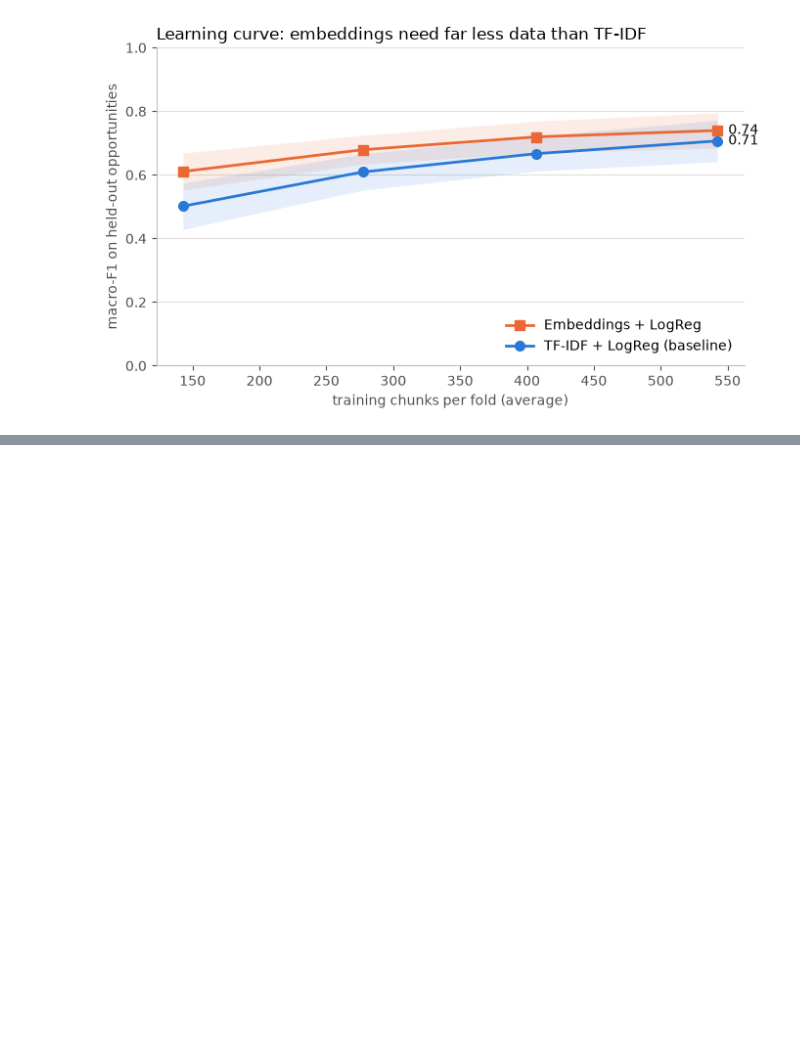
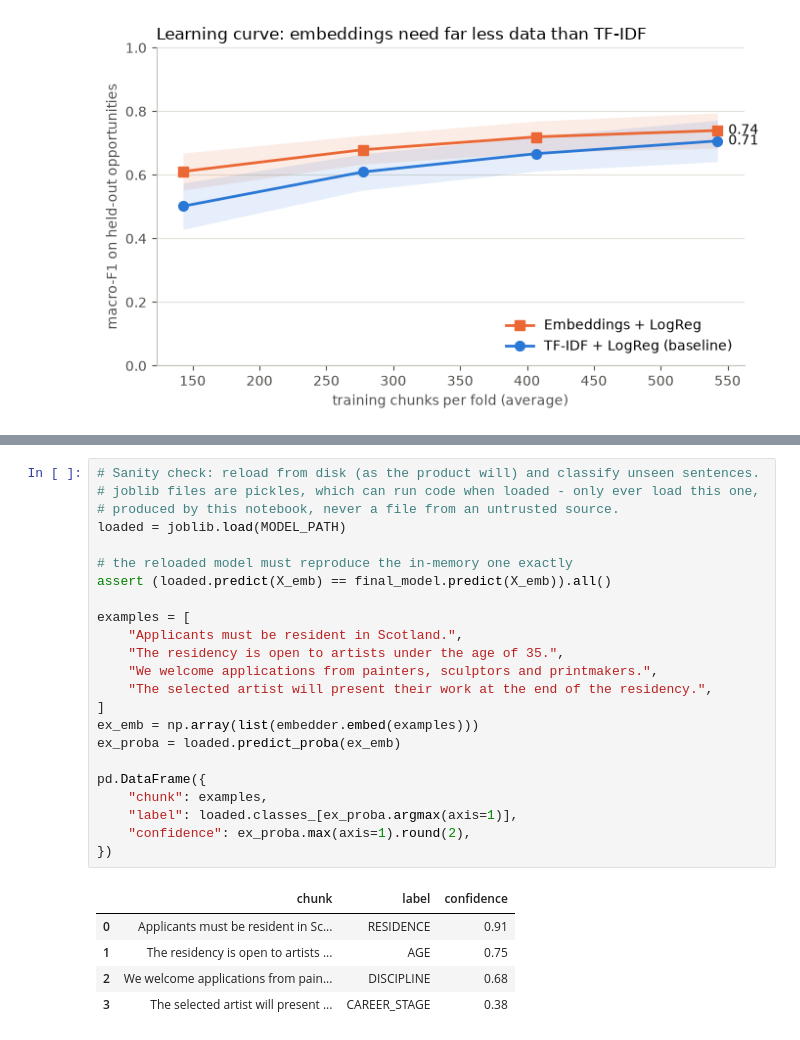
Before and after one commit to Lucaisok/open_art, a Jupyter notebook: notebooks/eligibility_classifier.ipynb, the cells around one changed output, grey strips where cells are left out. Drawn from its saved outputs; the diff is of its cells as text; blank space fills up the shorter version.

Commit message:
fit selected model on whole chunks corpus, export model

```diff
--- a/notebooks/eligibility_classifier.ipynb
+++ b/notebooks/eligibility_classifier.ipynb
@@ -736,0 +800,29 @@ Full reasoning, per-step decisions and caveats: `flows.md` ("Eligibility classif
+# %%
+# Sanity check: reload from disk (as the product will) and classify unseen sentences.
+# joblib files are pickles, which can run code when loaded - only ever load this one,
+# produced by this notebook, never a file from an untrusted source.
+loaded = joblib.load(MODEL_PATH)
+
+# the reloaded model must reproduce the in-memory one exactly
+assert (loaded.predict(X_emb) == final_model.predict(X_emb)).all()
+
+examples = [
+    "Applicants must be resident in Scotland.",
+    "The residency is open to artists under the age of 35.",
+    "We welcome applications from painters, sculptors and printmakers.",
+    "The selected artist will present their work at the end of the residency.",
+]
+ex_emb = np.array(list(embedder.embed(examples)))
+ex_proba = loaded.predict_proba(ex_emb)
+
+pd.DataFrame({
+    "chunk": examples,
+    "label": loaded.classes_[ex_proba.argmax(axis=1)],
+    "confidence": ex_proba.max(axis=1).round(2),
+})
+# %% [output]
+|  | chunk | label | confidence |
+| 0 | Applicants must be resident in Sc... | RESIDENCE | 0.91 |
+| 1 | The residency is open to artists ... | AGE | 0.75 |
+| 2 | We welcome applications from pain... | DISCIPLINE | 0.68 |
+| 3 | The selected artist will present ... | CAREER_STAGE | 0.38 |
```
Also changed, not shown: parts of 5 cells of this notebook, 3 other files.
